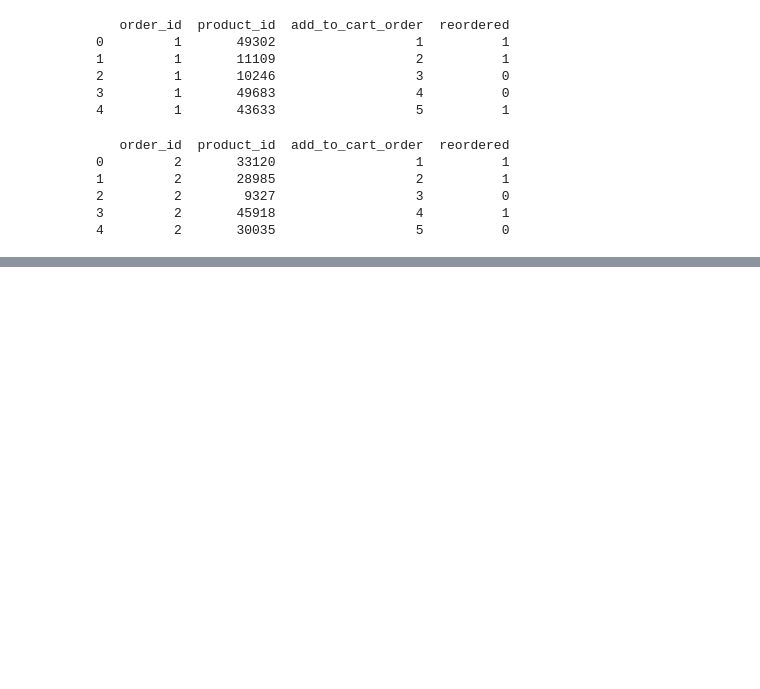
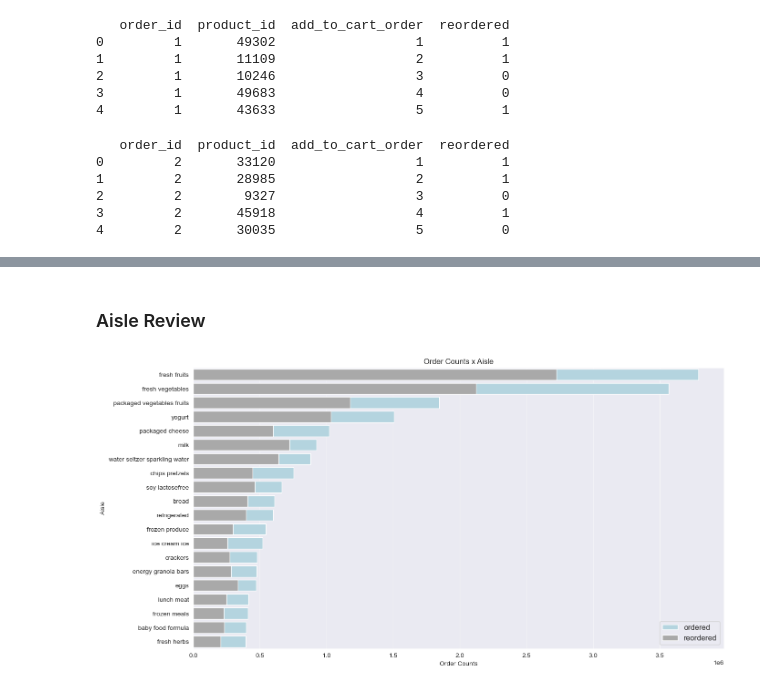
Before and after one commit to japoeder/Basket-Analysis, a Jupyter notebook: 1) EDA.ipynb, the cells around one changed output, grey strips where cells are left out. Saved outputs shown, nothing was run; the diff lists cells and outputs as text; code cells hidden in the pictures; blank space fills up the shorter version.

```diff
--- a/1) EDA.ipynb
+++ b/1) EDA.ipynb
@@ -101,0 +107,3 @@ print(order_products_prior.head())
+# %%
+order_products = pd.concat([order_products_prior, order_products_train], ignore_index=True)
+print(order_products.shape)
@@ -101,0 +112,6 @@ print(order_products_prior.head())
+# %%
+order_products = order_products.merge(products, on ='product_id', how='left')
+order_products = order_products.merge(aisles, on ='aisle_id', how='left')
+order_products = order_products.merge(departments, on ='department_id', how='left')
+order_products = order_products.merge(orders, on='order_id', how='left')
+print(order_products.shape)
@@ -101,0 +165,2 @@ print(order_products_prior.head())
+# %%
+order_products = custom_mem_opt(order_products)
@@ -101,0 +203,16 @@ print(order_products_prior.head())
+# %% [markdown]
+### Aisle Review
+# %%
+temp_df = order_products.groupby("aisle")["reordered"].agg(['count', 'sum']).rename(columns = {'count':'orders','sum':'reorders'})
+temp_df = temp_df.sort_values('orders', ascending=False).reset_index()
+# %%
+fig, ax = plt.subplots(figsize = (15,8))
+ax = sns.barplot(y = temp_df.aisle[0:20], x = temp_df.orders[0:20], color='lightblue', label = "ordered")
+ax = sns.barplot(y = temp_df.aisle[0:20], x = temp_df.reorders[0:20], color='darkgrey', label = "reordered")
+ax.set_ylabel("Aisle")
+ax.set_xlabel("Order Counts")
+ax.set_title("Order Counts x Aisle")
+ax.legend(loc = 4, prop={'size': 12})
+plt.show()
+# %% [output]
+[figure, added]
```
Also changed, not shown: parts of 17 cells of this notebook.
